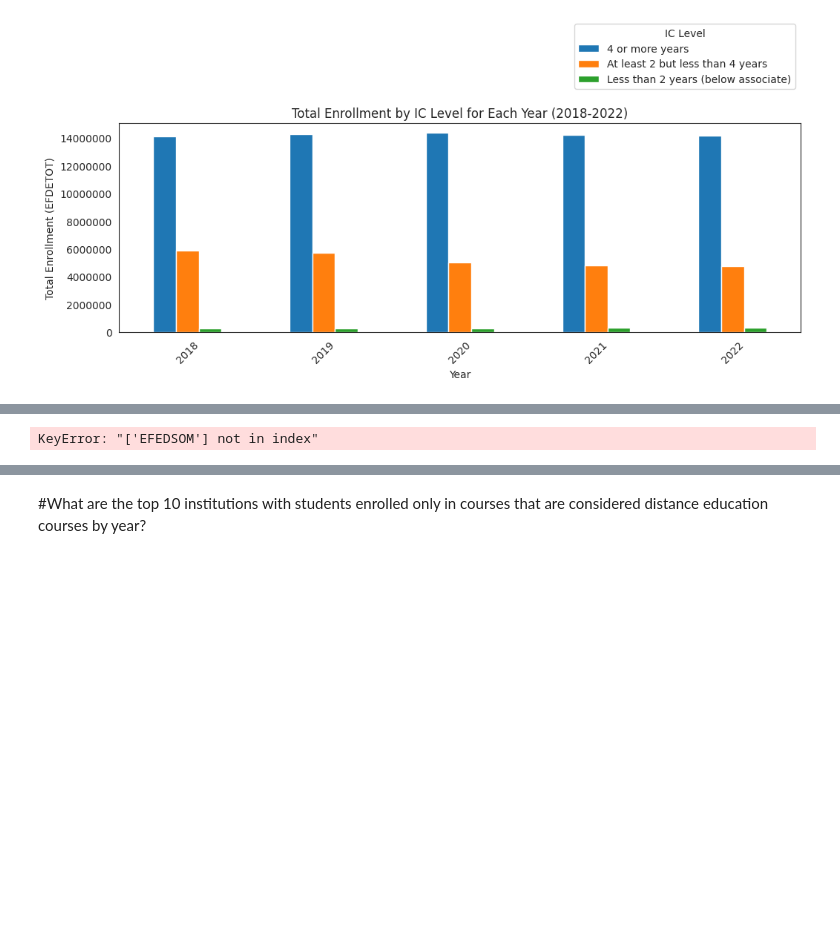
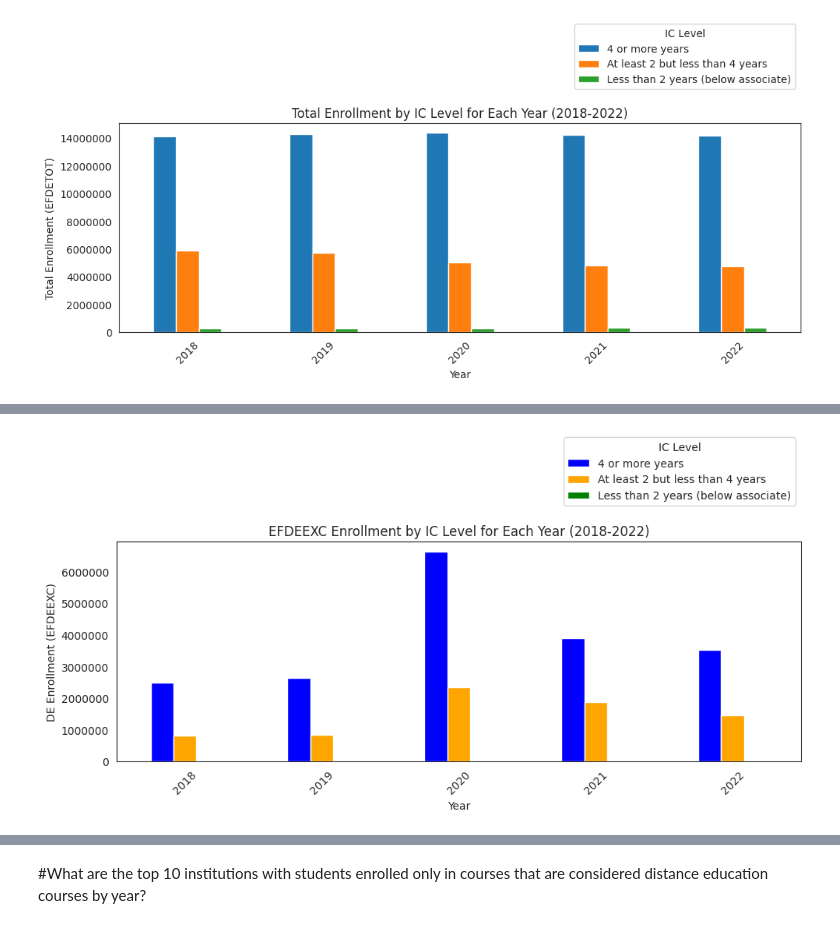
Before and after one commit to katyk20/distance-education-highered, a Jupyter notebook: Notebooks/EDA.ipynb, the cells around one changed output, grey strips where cells are left out. Drawn from its saved outputs; the diff is of its cells as text; code cells hidden in the pictures; blank space fills up the shorter version.

```diff
--- a/Notebooks/EDA.ipynb
+++ b/Notebooks/EDA.ipynb
@@ -151,38 +184,30 @@ ic_data.describe()
 # %%
-# Filter out enroll2 rows with IC LEVEL equals to -3 (Not available)
-filt_ic = enroll2[enroll2['ICLEVEL'] != -3]
+# Create a figure and a single subplot
+fig, ax = plt.subplots(figsize=(10, 6))
 
-# # Select relevant columns
-ic_data_de = filt_ic[['YEAR', 'INSTNM','ICLEVEL', 'EFDETOT', 'EFDEEXC', 'EFEDSOM']]
+# Plot for EFDEEXC
+exc_data_pivot = ic_data.pivot_table(index='YEAR', columns='ICLEVEL', values='EFDEEXC', aggfunc='sum')
+exc_data_pivot.plot(kind='bar', ax=ax, color=colors_exc)
 
+ax.set_ylabel('DE Enrollment (EFDEEXC)')
+ax.set_title('EFDEEXC Enrollment by IC Level for Each Year (2018-2022)')
 
-
-# Define colors for different IC levels
-colors = ['#1f77b4', '#ff7f0e', '#2ca02c']  # Blue, Orange, Green
-
-# Plotting
-plt.figure(figsize=(10,6))
-ax = ic_data_de.pivot_table(index='YEAR', columns='ICLEVEL', values='EFDEEXC', aggfunc='sum').plot(kind='bar', color=colors, figsize=(10, 6))
-plt.xlabel('Year')
-plt.ylabel('Total Enrollment (EFDETOT)')
-plt.title('Total Enrollment by IC Level for Each Year (2018-2022)')
-
-# Customize legend labels
+# Customize legend labels for EFDEEXC
+handles, labels = ax.get_legend_handles_labels()
 legend_labels = {
     1: '4 or more years',
     2: 'At least 2 but less than 4 years',
     3: 'Less than 2 years (below associate)'
 }
+ax.legend(handles, [legend_labels.get(ICLEVEL, ICLEVEL) for ICLEVEL in ic_data['ICLEVEL'].unique()], title='IC Level', loc='upper right', bbox_to_anchor=(1, 1.5))
 
-handles, _ = ax.get_legend_handles_labels()
-ax.legend(handles, [legend_labels.get(ICLEVEL, ICLEVEL) for ICLEVEL in ic_data_de['ICLEVEL'].unique()], title='IC Level', loc='upper right',bbox_to_anchor=(1, 1.5))
-
+plt.xlabel('Year')
 plt.xticks(rotation=45)  # Rotate x-axis labels for better readability
-plt.tight_layout()
 
 # Disable scientific notation on y-axis
-plt.gca().get_yaxis().get_major_formatter().set_scientific(False)
+ax.get_yaxis().get_major_formatter().set_scientific(False)
 
+plt.tight_layout()
 plt.show()
 # %% [output]
-KeyError: "['EFEDSOM'] not in index"
+[figure, added]
```
Also changed, not shown: parts of 12 cells of this notebook.
